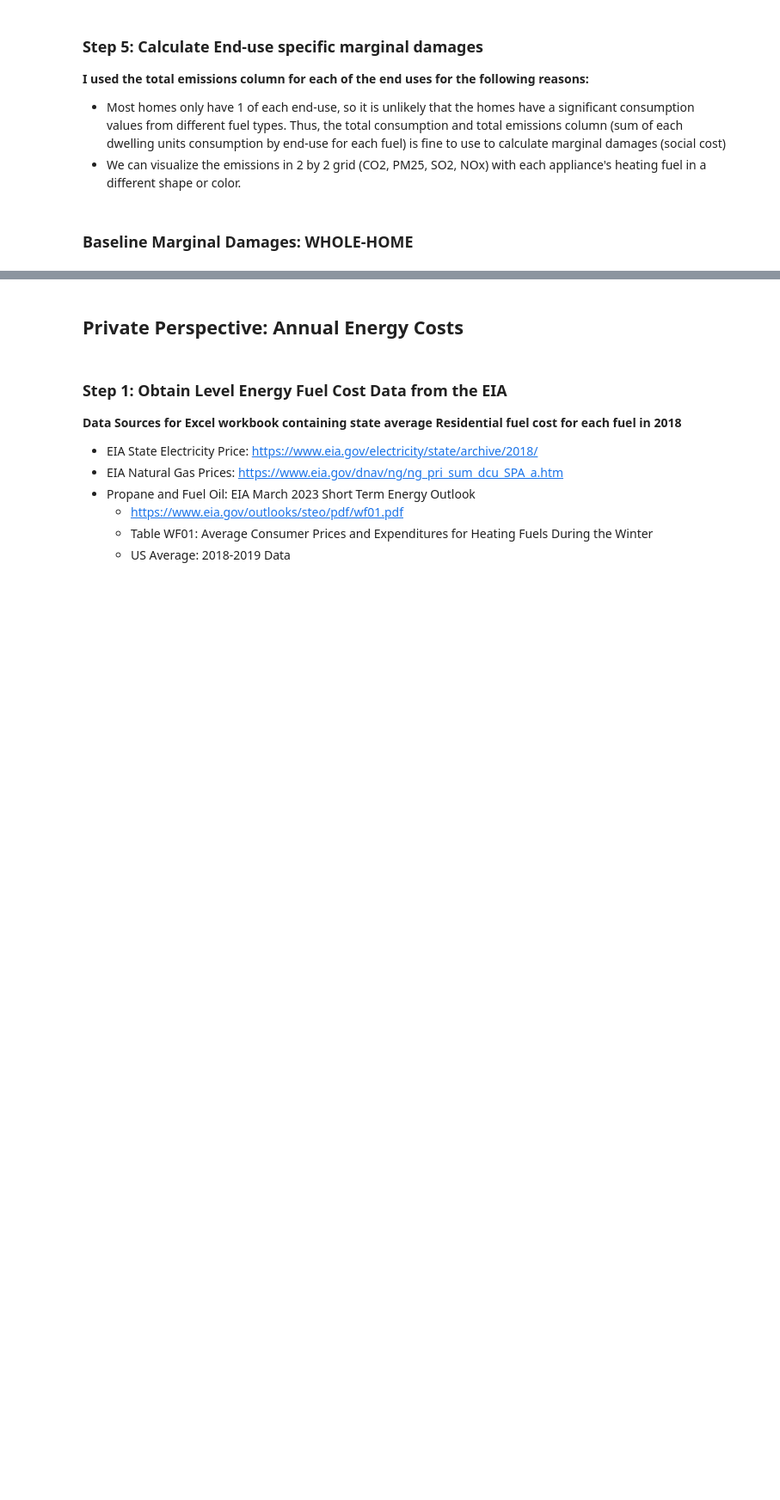
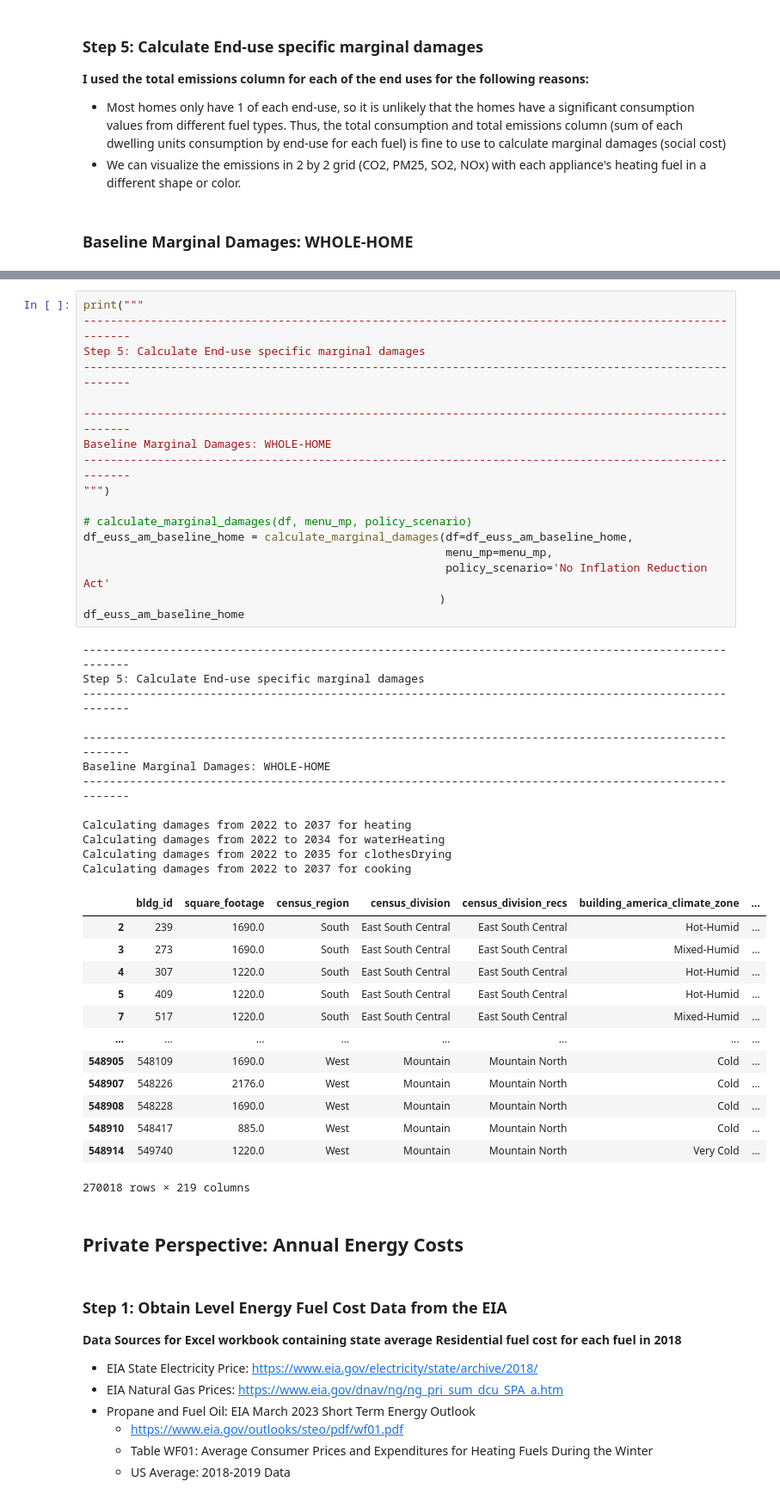
Before and after one commit to jordan-joseph126/cmu-tare-model, a Jupyter notebook: tare_model_scenario_baseline_v3.2.ipynb, the cells around one changed output, grey strips where cells are left out. Shown at 86% size. Saved outputs shown, nothing was run; the diff lists cells and outputs as text; blank space fills up the shorter version.

```diff
--- a/tare_model_scenario_baseline_v3.2.ipynb
+++ b/tare_model_scenario_baseline_v3.2.ipynb
@@ -1866,3 +1156,46 @@ End-use category: cooking
+# %%
+print("""
+-------------------------------------------------------------------------------------------------------
+Step 5: Calculate End-use specific marginal damages
+-------------------------------------------------------------------------------------------------------
+
+-------------------------------------------------------------------------------------------------------
+Baseline Marginal Damages: WHOLE-HOME
+-------------------------------------------------------------------------------------------------------
+""")
+
+# calculate_marginal_damages(df, menu_mp, policy_scenario)
+df_euss_am_baseline_home = calculate_marginal_damages(df=df_euss_am_baseline_home,
+                                                      menu_mp=menu_mp,
+                                                      policy_scenario='No Inflation Reduction Act'
+                                                     )
+df_euss_am_baseline_home
+# %% [output]
+-------------------------------------------------------------------------------------------------------
+Step 5: Calculate End-use specific marginal damages
+-------------------------------------------------------------------------------------------------------
+
+-------------------------------------------------------------------------------------------------------
+Baseline Marginal Damages: WHOLE-HOME
+-------------------------------------------------------------------------------------------------------
+
+Calculating damages from 2022 to 2037 for heating
+Calculating damages from 2022 to 2034 for waterHeating
+Calculating damages from 2022 to 2035 for clothesDrying
+Calculating damages from 2022 to 2037 for cooking
+|  | bldg_id | square_footage | census_region | census_division | census_division_recs | building_america_climate_zone | ... |
+| 2 | 239 | 1690.0 | South | East South Central | East South Central | Hot-Humid | ... |
+| 3 | 273 | 1690.0 | South | East South Central | East South Central | Mixed-Humid | ... |
+| 4 | 307 | 1220.0 | South | East South Central | East South Central | Hot-Humid | ... |
+| 5 | 409 | 1220.0 | South | East South Central | East South Central | Hot-Humid | ... |
+| 7 | 517 | 1220.0 | South | East South Central | East South Central | Mixed-Humid | ... |
+| ... | ... | ... | ... | ... | ... | ... | ... |
+| 548905 | 548109 | 1690.0 | West | Mountain | Mountain North | Cold | ... |
+| 548907 | 548226 | 2176.0 | West | Mountain | Mountain North | Cold | ... |
+| 548908 | 548228 | 1690.0 | West | Mountain | Mountain North | Cold | ... |
+| 548910 | 548417 | 885.0 | West | Mountain | Mountain North | Cold | ... |
+| 548914 | 549740 | 1220.0 | West | Mountain | Mountain North | Very Cold | ... |
+270018 rows × 219 columns
 # %% [markdown]
 ## Private Perspective: Annual Energy Costs
 # %% [markdown]
```
Also changed, not shown: parts of 31 cells of this notebook, 25 other files.
